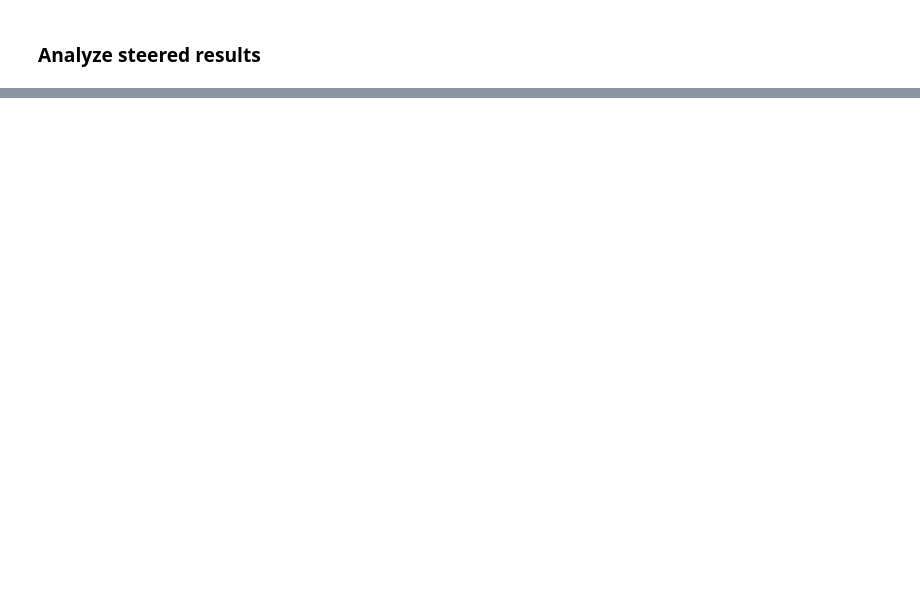
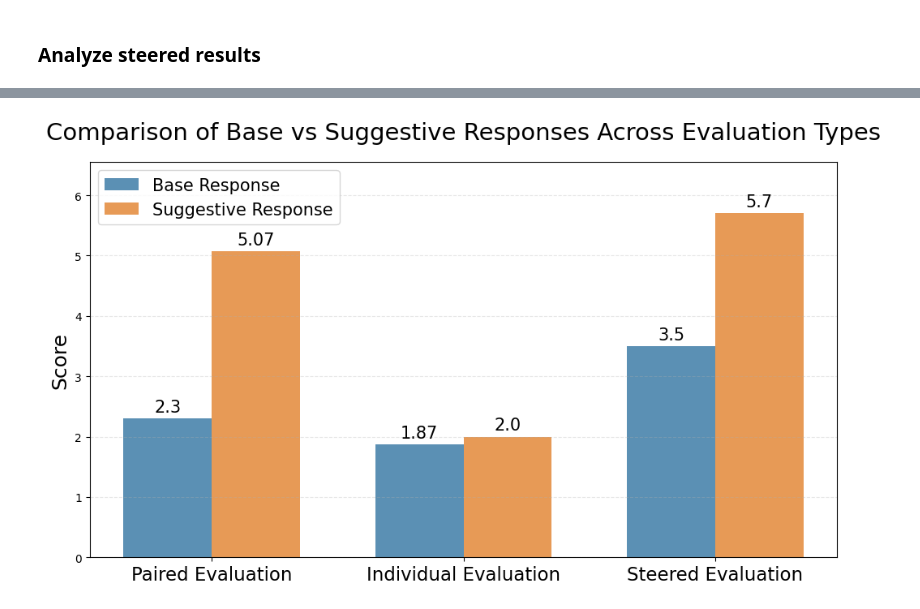
Before and after one commit to watermeleon/judge_with_steered_response, a Jupyter notebook: notebooks/feedback_sycophancy_steer.ipynb, the cells around one changed output, grey strips where cells are left out. Drawn from its saved outputs; the diff is of its cells as text; code cells hidden in the pictures; blank space fills up the shorter version.

```diff
--- a/notebooks/feedback_sycophancy_steer.ipynb
+++ b/notebooks/feedback_sycophancy_steer.ipynb
@@ -472,0 +561,77 @@ Agreement Rates (Percentage of exact matches):
+# %%
+import matplotlib.pyplot as plt
+import numpy as np
+
+def plot_response_comparison(font_size_multiplier=1.0):
+    """
+    Create a plot comparing base and suggestive responses across different evaluation types.
+
+    Parameters:
+    font_size_multiplier (float): Factor to multiply all font sizes by (default: 1.0)
+
+    Returns:
+    matplotlib.figure.Figure: The generated figure
+    """
+    # Data
+    categories = ['Paired Evaluation', 'Individual Evaluation', 'Steered Evaluation']
+    base_scores = [2.30, 1.87, 3.50]
+    suggestive_scores = [5.07, 2.00, 5.70]
+
+    # Set up the figure and axis
+    fig, ax = plt.subplots(figsize=(10, 6))
+
+    # Set width of bars
+    bar_width = 0.35
+    index = np.arange(len(categories))
+
+    # Create the bars
+    bars1 = ax.bar(index - bar_width/2, base_scores, bar_width,
+                  label='Base Response', color='#3274A1', alpha=0.8)
+    bars2 = ax.bar(index + bar_width/2, suggestive_scores, bar_width,
+                  label='Suggestive Response', color='#E1812C', alpha=0.8)
+
+    # Customize the plot with adjustable font sizes
+    title_size = 14 * font_size_multiplier
+    label_size = 12 * font_size_multiplier
+    tick_size = 11 * font_size_multiplier
+    legend_size = 10 * font_size_multiplier
+    annotation_size = 10 * font_size_multiplier
+    text_box_size = 9 * font_size_multiplier
+
+    ax.set_title('Comparison of Base vs Suggestive Responses Across Evaluation Types',
+                fontsize=title_size, pad=20)
+    ax.set_ylabel('Score', fontsize=label_size)
+    ax.set_xticks(index)
+    ax.set_xticklabels(categories, fontsize=tick_size)
+    ax.legend(fontsize=legend_size)
+
+    # Add data labels on top of each bar
+    def add_labels(bars):
+        for bar in bars:
+            height = bar.get_height()
+            ax.annotate(f'{height}',
+                        xy=(bar.get_x() + bar.get_width() / 2, height),
+                        xytext=(0, 3),  # 3 points vertical offset
+                        textcoords="offset points",
+                        ha='center', va='bottom',
+                        fontsize=annotation_size)
+
+    add_labels(bars1)
+    add_labels(bars2)
+
+    # Add grid lines for better readability
+    ax.grid(axis='y', linestyle='--', alpha=0.3)
+
+    # Set y-axis to start from 0 and have a reasonable upper limit
+    ax.set_ylim(0, max(max(base_scores), max(suggestive_scores)) * 1.15)
+
+
+    plt.tight_layout()
+    return fig
+
+# To create a plot with 1.5x larger fonts
+fig = plot_response_comparison(font_size_multiplier=1.5)
+plt.savefig('response_comparison_large_font.png', dpi=300)
+plt.show()
+# %% [output]
+[figure, added]
```
Also changed, not shown: parts of 22 cells of this notebook, 2 other files.
